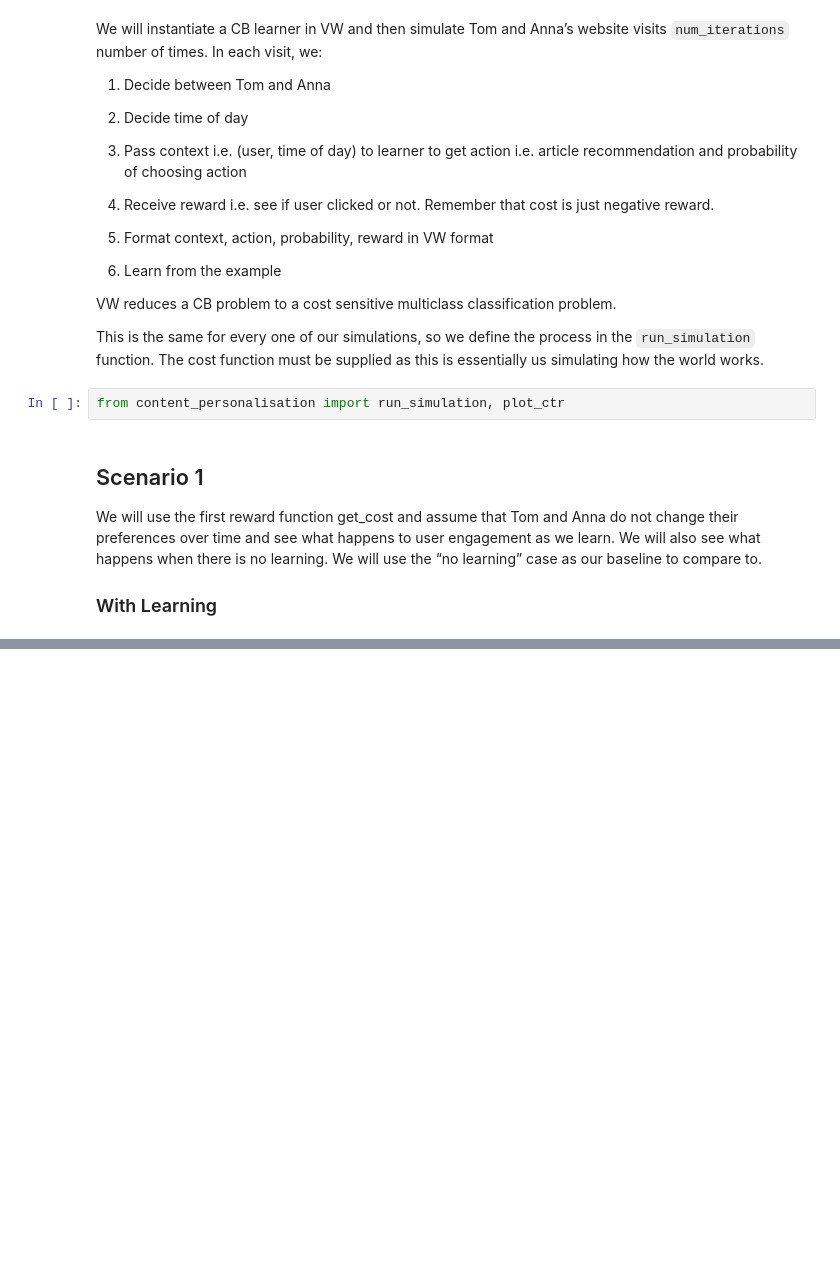
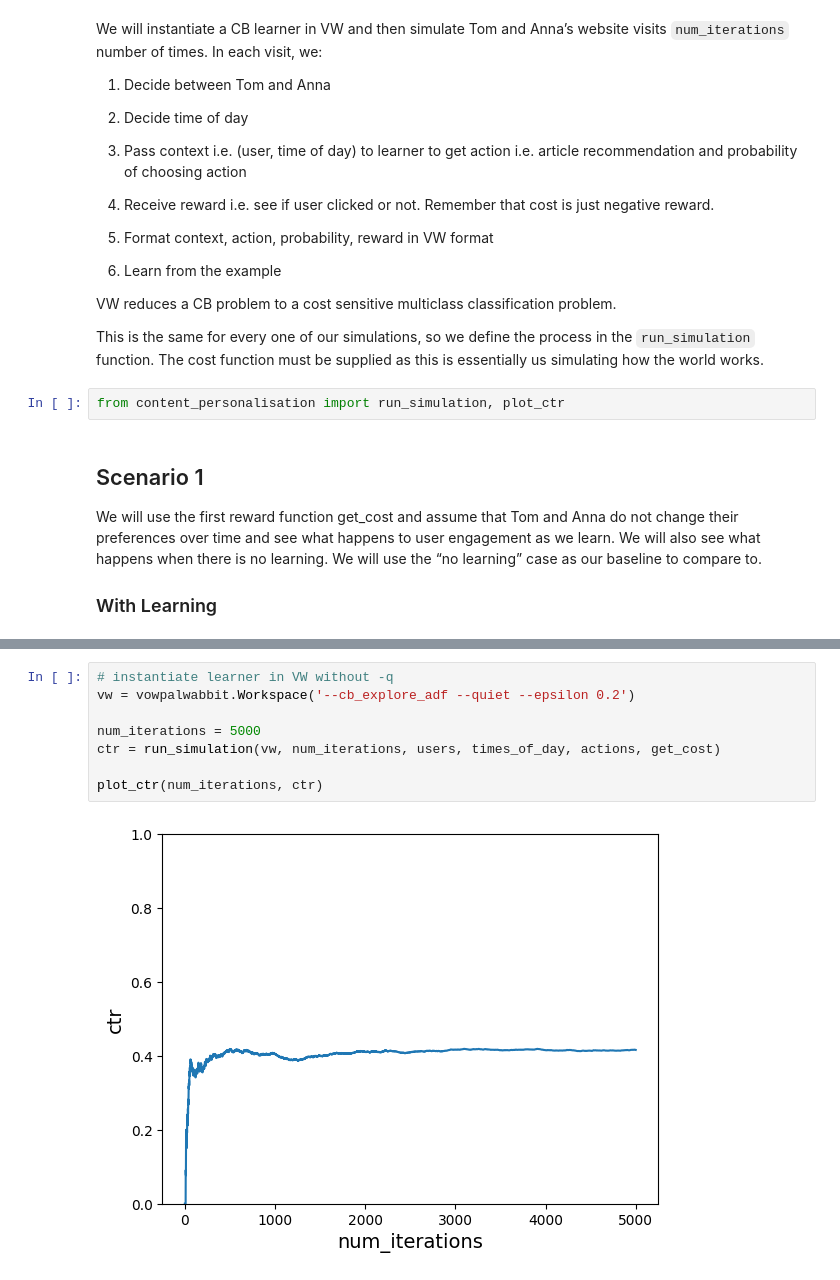
Before and after one commit to ferrari-leo/training, a Jupyter notebook: contextual_bandit/vw_content_personalisation.ipynb, the cells around one changed output, grey strips where cells are left out. Saved outputs shown, nothing was run; the diff lists cells and outputs as text; blank space fills up the shorter version.

```diff
--- a/contextual_bandit/vw_content_personalisation.ipynb
+++ b/contextual_bandit/vw_content_personalisation.ipynb
@@ -149,0 +153,10 @@ plot_ctr(num_iterations, ctr)
+# %%
+# instantiate learner in VW without -q
+vw = vowpalwabbit.Workspace('--cb_explore_adf --quiet --epsilon 0.2')
+
+num_iterations = 5000
+ctr = run_simulation(vw, num_iterations, users, times_of_day, actions, get_cost)
+
+plot_ctr(num_iterations, ctr)
+# %% [output]
+[figure, added]
```
Also changed, not shown: parts of 16 cells of this notebook, 1 other file.
